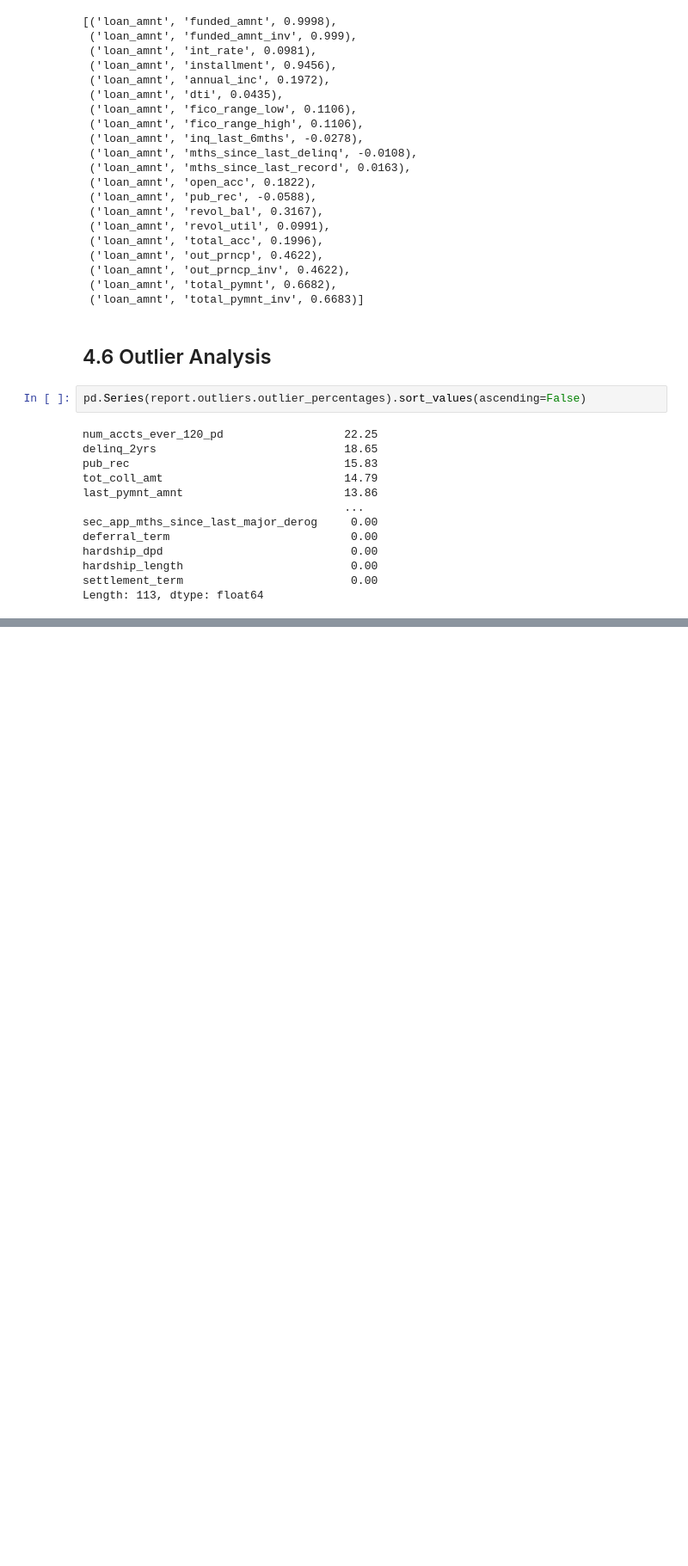
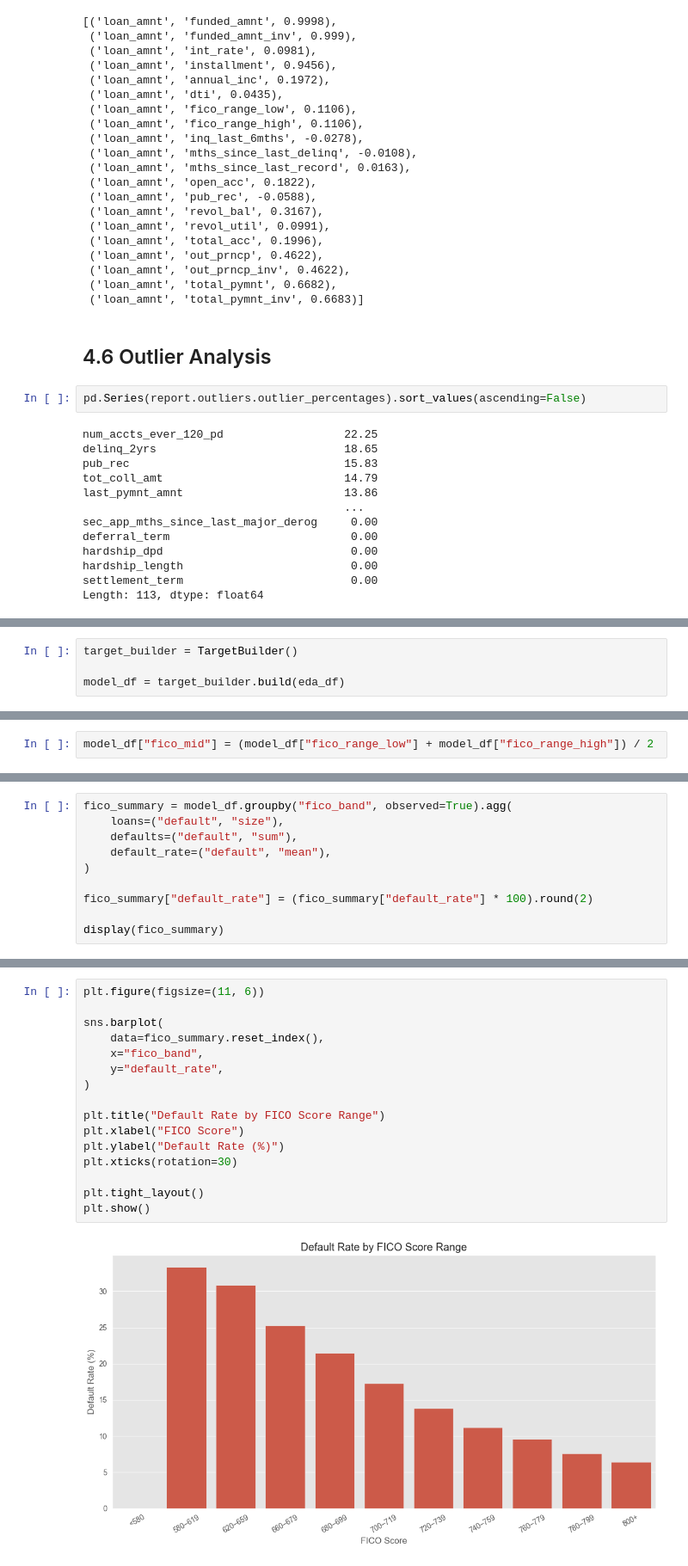
Before and after one commit to sanusinghshekhawat/credit-risk-platform, a Jupyter notebook: notebooks/01_exploratory_data_analysis.ipynb, the cells around one changed output, grey strips where cells are left out. Shown at 86% size. Drawn from its saved outputs; the diff is of its cells as text; blank space fills up the shorter version.

```diff
--- a/notebooks/01_exploratory_data_analysis.ipynb
+++ b/notebooks/01_exploratory_data_analysis.ipynb
@@ -298,0 +713,4 @@ Length: 113, dtype: float64
+# %%
+target_builder = TargetBuilder()
+
+model_df = target_builder.build(eda_df)
@@ -298,0 +768,2 @@ Length: 113, dtype: float64
+# %%
+model_df["fico_mid"] = (model_df["fico_range_low"] + model_df["fico_range_high"]) / 2
@@ -298,0 +806,10 @@ Length: 113, dtype: float64
+# %%
+fico_summary = model_df.groupby("fico_band", observed=True).agg(
+    loans=("default", "size"),
+    defaults=("default", "sum"),
+    default_rate=("default", "mean"),
+)
+
+fico_summary["default_rate"] = (fico_summary["default_rate"] * 100).round(2)
+
+display(fico_summary)
@@ -298,0 +829,18 @@ Length: 113, dtype: float64
+# %%
+plt.figure(figsize=(11, 6))
+
+sns.barplot(
+    data=fico_summary.reset_index(),
+    x="fico_band",
+    y="default_rate",
+)
+
+plt.title("Default Rate by FICO Score Range")
+plt.xlabel("FICO Score")
+plt.ylabel("Default Rate (%)")
+plt.xticks(rotation=30)
+
+plt.tight_layout()
+plt.show()
+# %% [output]
+[figure, added]
```
Also changed, not shown: parts of 110 cells of this notebook, 3 other files.
